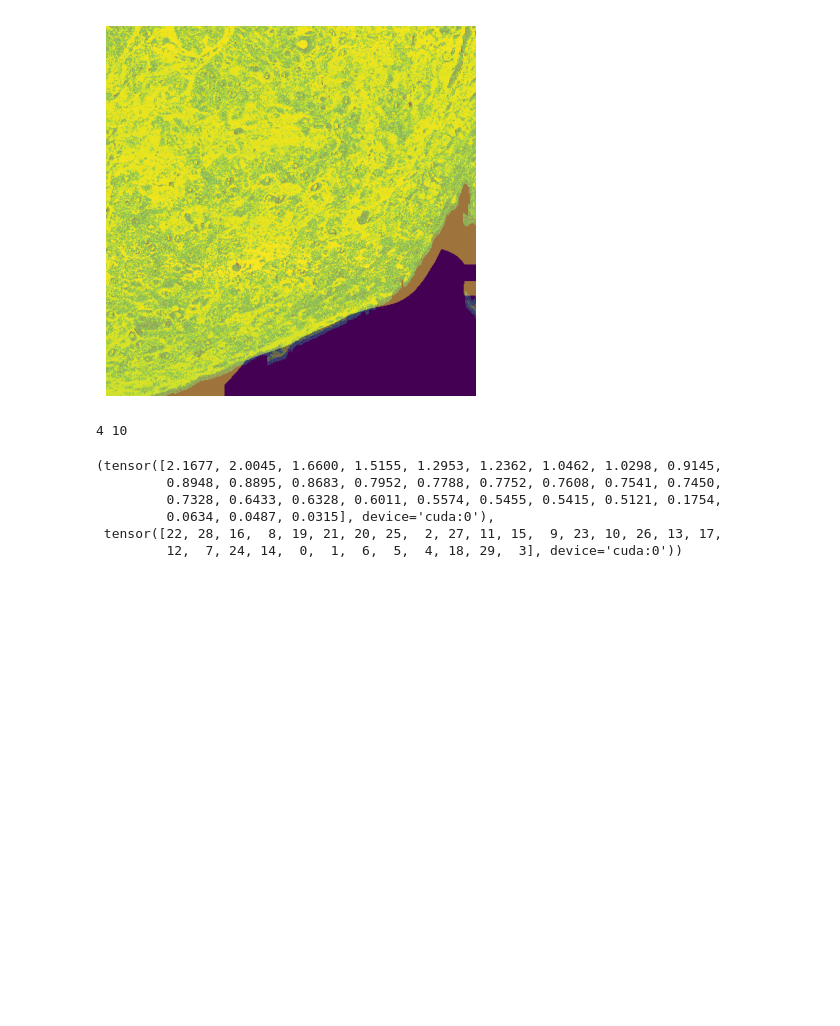
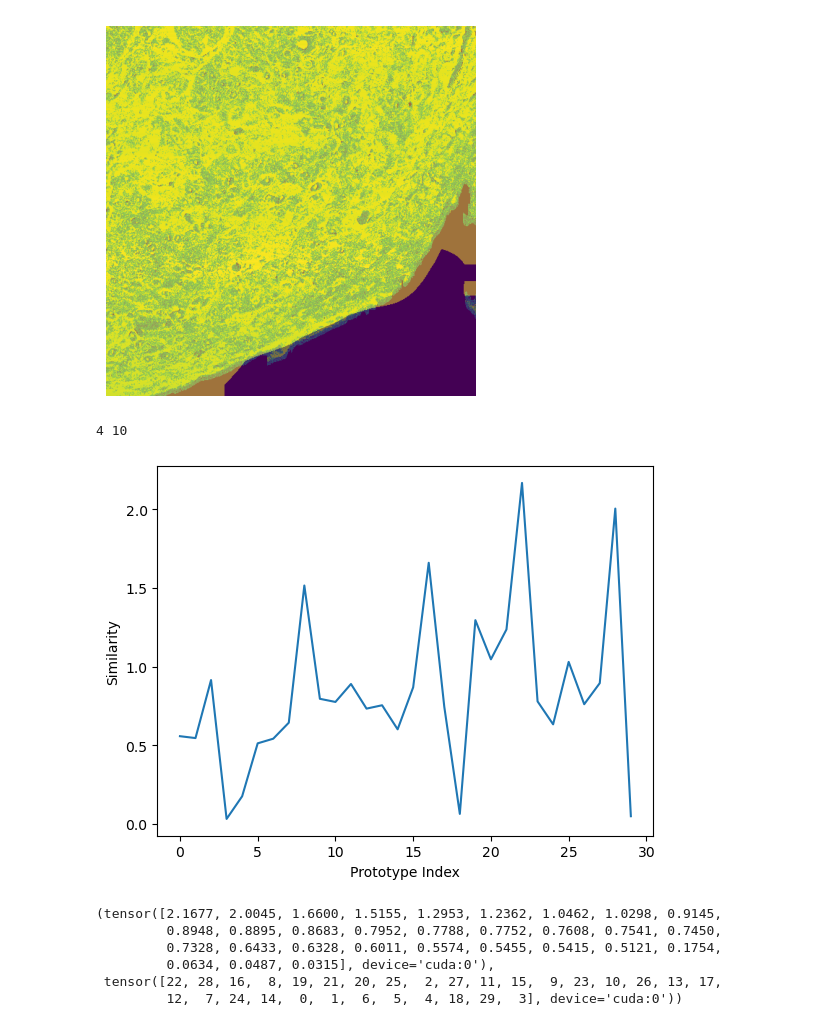
Before and after one commit to cyber-chris/this-does-not-look-like-that, a Jupyter notebook: model_result.ipynb, the cells around one changed output. Saved outputs shown, nothing was run; the diff lists cells and outputs as text; code cells hidden in the pictures; blank space fills up the shorter version.

Commit message:
add plot of similarity

```diff
--- a/model_result.ipynb
+++ b/model_result.ipynb
@@ -393,6 +393,13 @@ with torch.inference_mode():
     class_probs = model.last_layer(similarities.view(-1, 1, 1)).cpu().numpy()
 # %% [output]
 4 10
+# %%
+plt.plot(similarities.cpu())
+plt.xlabel('Prototype Index')
+plt.ylabel('Similarity')
+plt.show()
+# %% [output]
+[figure, added]
 # %%
 last_layer_weights = model.last_layer.weight.data.cpu().numpy()
 top_similarities, top_prototype_indices = torch.topk(similarities, k=30)
```
